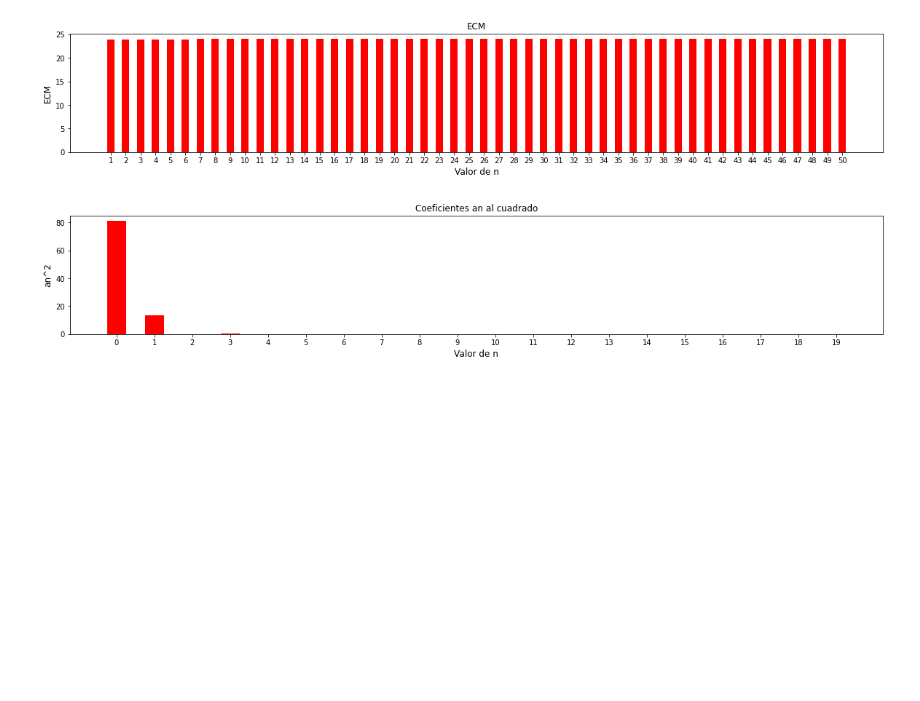
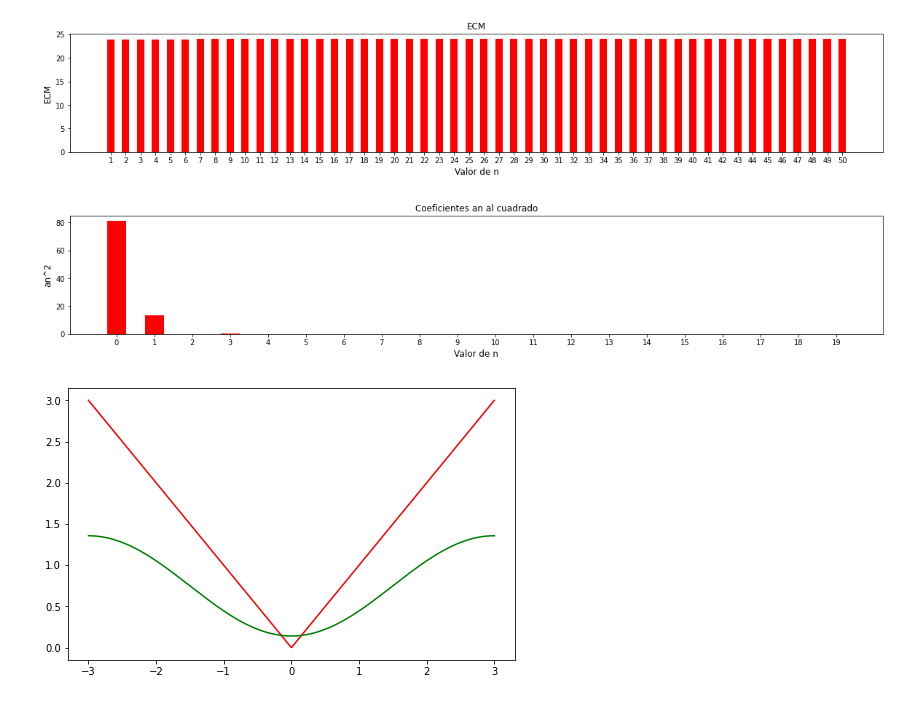
Before and after one commit to Franco-gmz/An-lisis-num-rico, a Jupyter notebook: F1.ipynb, the cells around one changed output. Cells and saved outputs as stored; diff of their text form; code cells hidden in the pictures; blank space fills up the shorter version.

```diff
--- a/F1.ipynb
+++ b/F1.ipynb
@@ -74,3 +74,19 @@ ax.set_xlabel('Valor de n',fontdict=dict(fontsize=12))
 plt.show()
 # %% [output]
 [figure]
+# %%
+a0 = an.evalf(subs={n:0})/12
+a1 = an.evalf(subs={n:1})/6
+#bn = 0 para todo n
+
+f = lambda x: a0+a1*np.cos( (2*np.pi*x)/6 )
+
+x = np.linspace(-3,3,1000)
+y = f(x)
+
+fig, ax = plt.subplots(figsize=(8,5))
+ax.plot(x,np.abs(x),'r')
+ax.plot(x,y,'g')
+plt.show()
+# %% [output]
+[figure, added]
```
Also changed, not shown: parts of 1 cell of this notebook.
